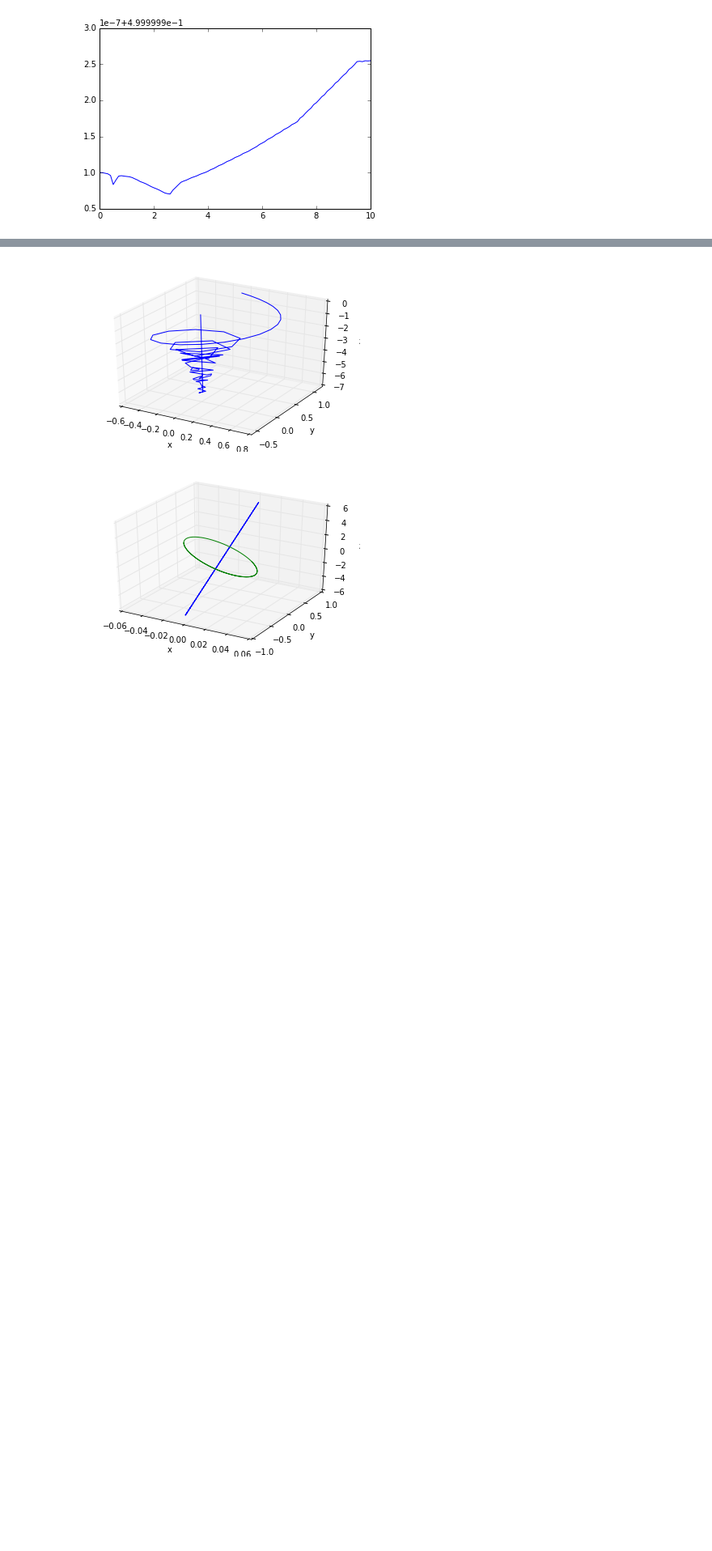
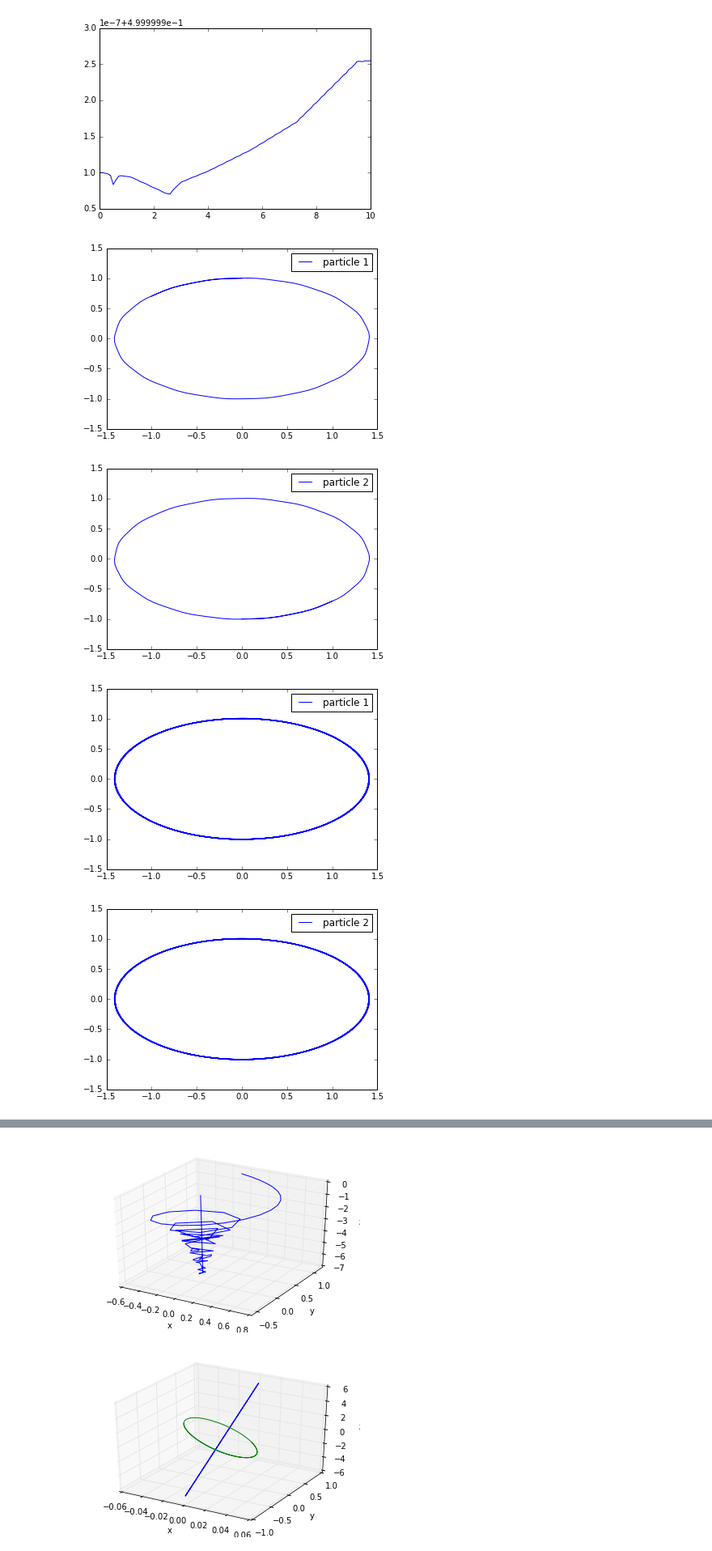
Before and after one commit to REL95/Comp-1421-Final-Project, a Jupyter notebook: Final Project (Grant, Nick, Robert) .ipynb, the cells around one changed output, grey strips where cells are left out. Shown at 81% size. Cells and saved outputs as stored; diff of their text form; code cells hidden in the pictures; blank space fills up the shorter version.

```diff
--- a/Final Project (Grant, Nick, Robert) .ipynb
+++ b/Final Project (Grant, Nick, Robert) .ipynb
@@ -226,3 +233,30 @@ oscillate = odeint(oscillating, p0, t, args=(B_oscillating,))
+# %%
+plt.plot(oscillate[:,0],  oscillate[:,1],  label="particle 1")
+plt.legend()
+plt.show()
+plt.plot(oscillate2[:,0], oscillate2[:,1], label="particle 2")
+plt.legend()
+plt.show()
+plt.plot(test[:,0], test[:,1],  label="particle 1")
+plt.legend()
+plt.show()
+plt.plot(test2[:,0], test2[:,1], label="particle 2")
+plt.legend()
+plt.show()
+#print uniformpart[:,0]
+#print uniformpart[:,1]
+#print uniform2[:,0]
+#print uniform2[:,1]
+
+#plt.plot(t, uniform2[:,0], label="particle 2 x")
+#plt.plot(t, uniform2[:,1], label="particle 2 y")
+#plt.legend()
+#plt.show()
+# %% [output]
+[figure, added]
+[figure, added]
+[figure, added]
+[figure, added]
 # %%
 from mpl_toolkits.mplot3d import Axes3D
 fig = plt.figure()
```
Also changed, not shown: parts of 3 cells of this notebook.
